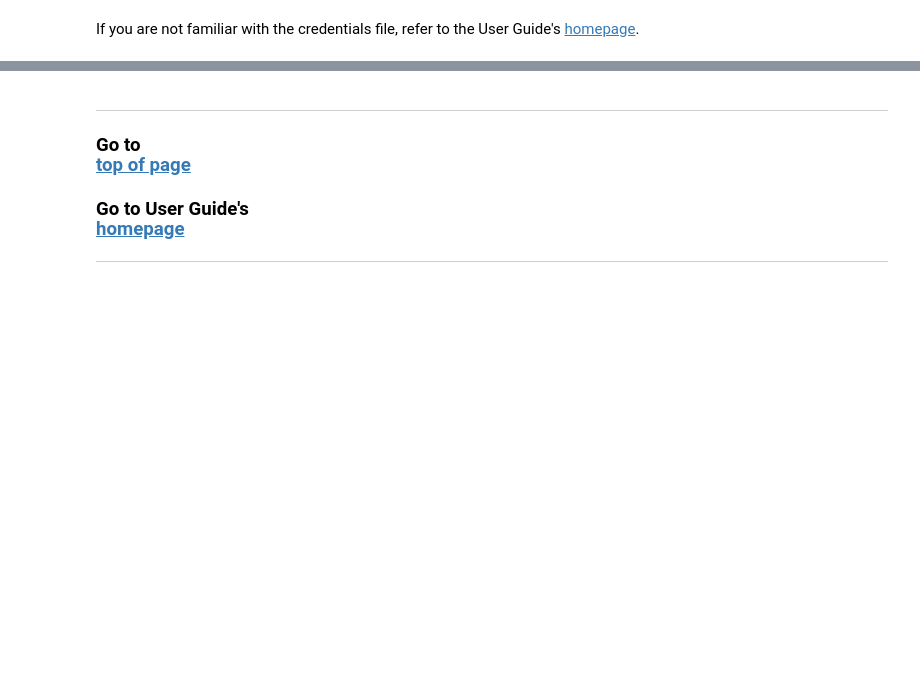
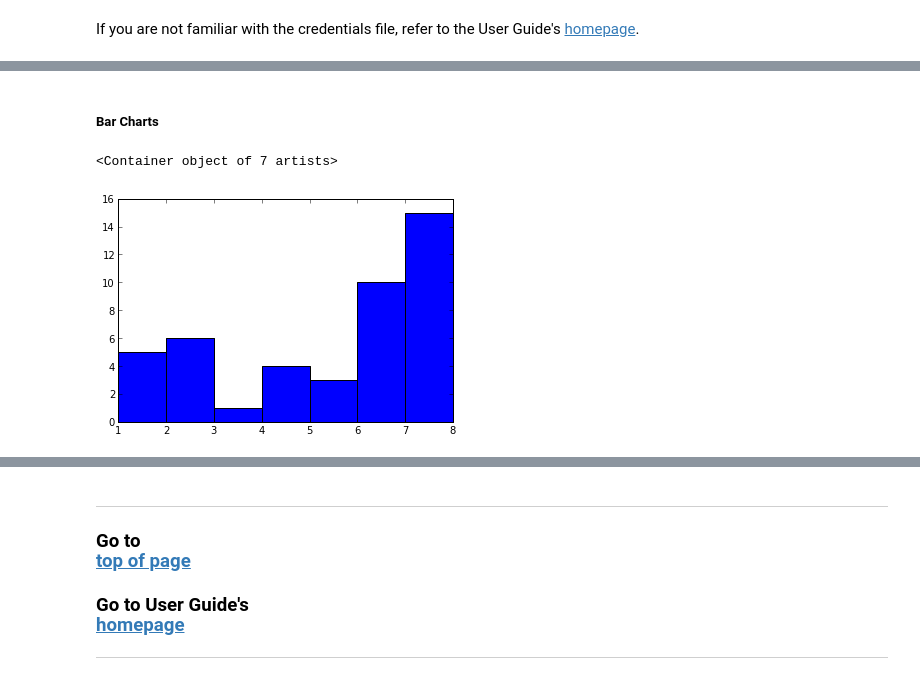
Before and after one commit to plotly/python-user-guide, a Jupyter notebook: s6_matplotlylib/s6_matplotlylib.ipynb, the cells around one changed output, grey strips where cells are left out. Saved outputs shown, nothing was run; the diff lists cells and outputs as text; code cells hidden in the pictures; blank space fills up the shorter version.

```diff
--- a/s6_matplotlylib/s6_matplotlylib.ipynb
+++ b/s6_matplotlylib/s6_matplotlylib.ipynb
@@ -54,0 +309,15 @@ more stuff
+# %% [markdown]
+##### Bar Charts
+# %%
+mpl_fig3 = plt.figure()  # ...
+
+ax = mpl_fig3.add_subplot(111)
+
+locs = [1, 2, 3, 4, 5, 6, 7]
+height = [5, 6, 1, 4, 3, 10, 15]
+
+# ... with width of 1
+ax.bar(locs, height, width=1)
+# %% [output]
+<Container object of 7 artists>
+[figure, added]
```
Also changed, not shown: parts of 52 cells of this notebook, 8 other files.
